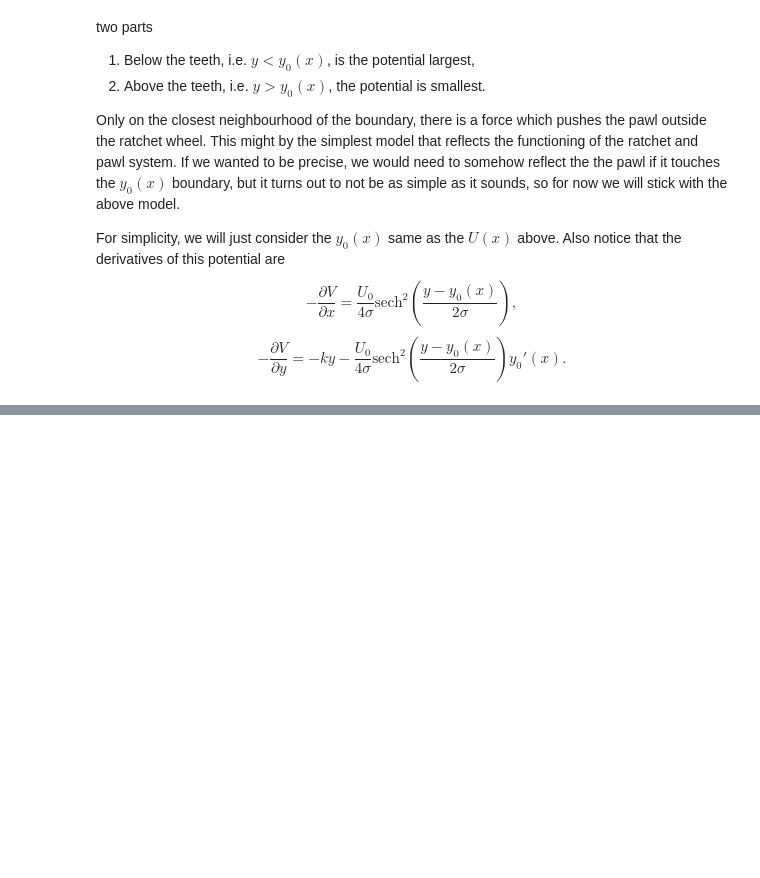
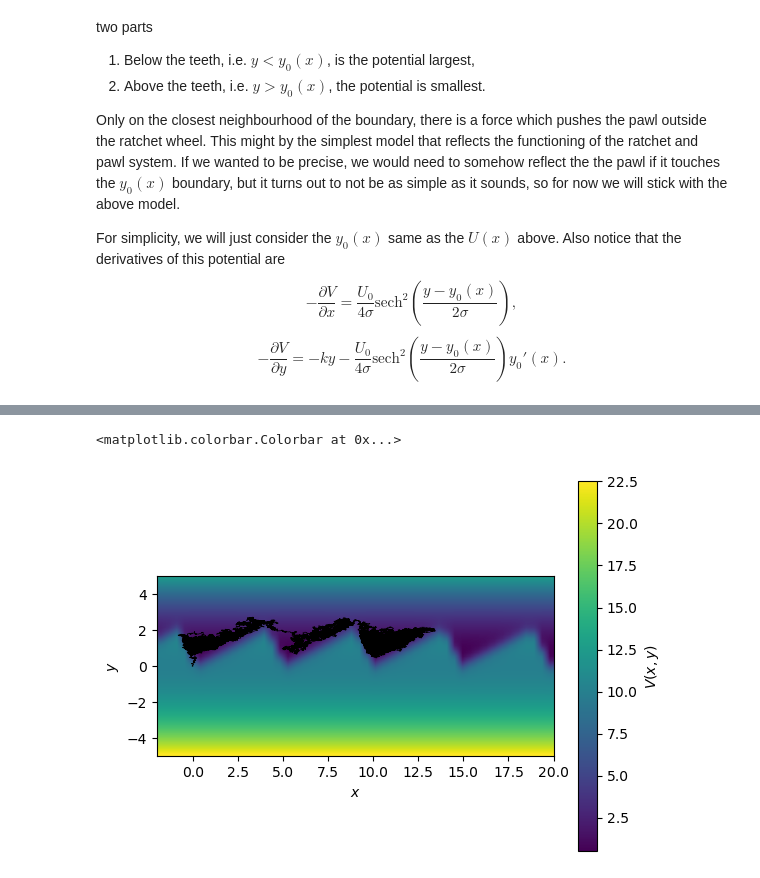
Before and after one commit to Ben-Janda/Molecular-Motor, a Jupyter notebook: 02_Feynmans-ratchet.ipynb, the cells around one changed output, grey strips where cells are left out. Cells and saved outputs as stored; diff of their text form; code cells hidden in the pictures; blank space fills up the shorter version.

```diff
--- a/02_Feynmans-ratchet.ipynb
+++ b/02_Feynmans-ratchet.ipynb
@@ -186,0 +231,31 @@ def F0(x):
+# %%
+from LSolver import SimulationConfig, overdamped
+
+cfg = SimulationConfig(
+    gamma = gma,
+    Fx_func = lambda t,x,y: - U0(x,y)*dy0(x),
+    Tx_func = lambda t,x,y: T,
+    Fy_func = lambda t,x,y: - k * y + U0(x,y),
+    Ty_func = lambda t,x,y: 0.2*T,
+    t_max = 100.0,
+    dt = 0.001
+)
+
+fig, ax = plt.subplots(1,1)
+
+[X, Y] = np.meshgrid(np.linspace(-2.0,20.0,50),np.linspace(-5,5,50))
+Z = (1/2) * k * Y**2 + u0/(1+np.exp((Y-y0(X))/sigma))
+
+cs = ax.imshow(Z, interpolation="bilinear", origin="lower",
+         extent=[-2,20,-5,5])
+
+rng = np.random.default_rng(seed = 42)
+
+data = overdamped(cfg, rng = rng)
+
+ax.set(xlabel = r"$x$", ylabel = r"$y$")
+ax.plot(data[0], data[1], color = "black", linewidth=0.5)
+fig.colorbar(cs, label = r"$V(x,y)$")
+# %% [output]
+<matplotlib.colorbar.Colorbar at 0x...>
+[figure, added]
```
Also changed, not shown: parts of 5 cells of this notebook.
